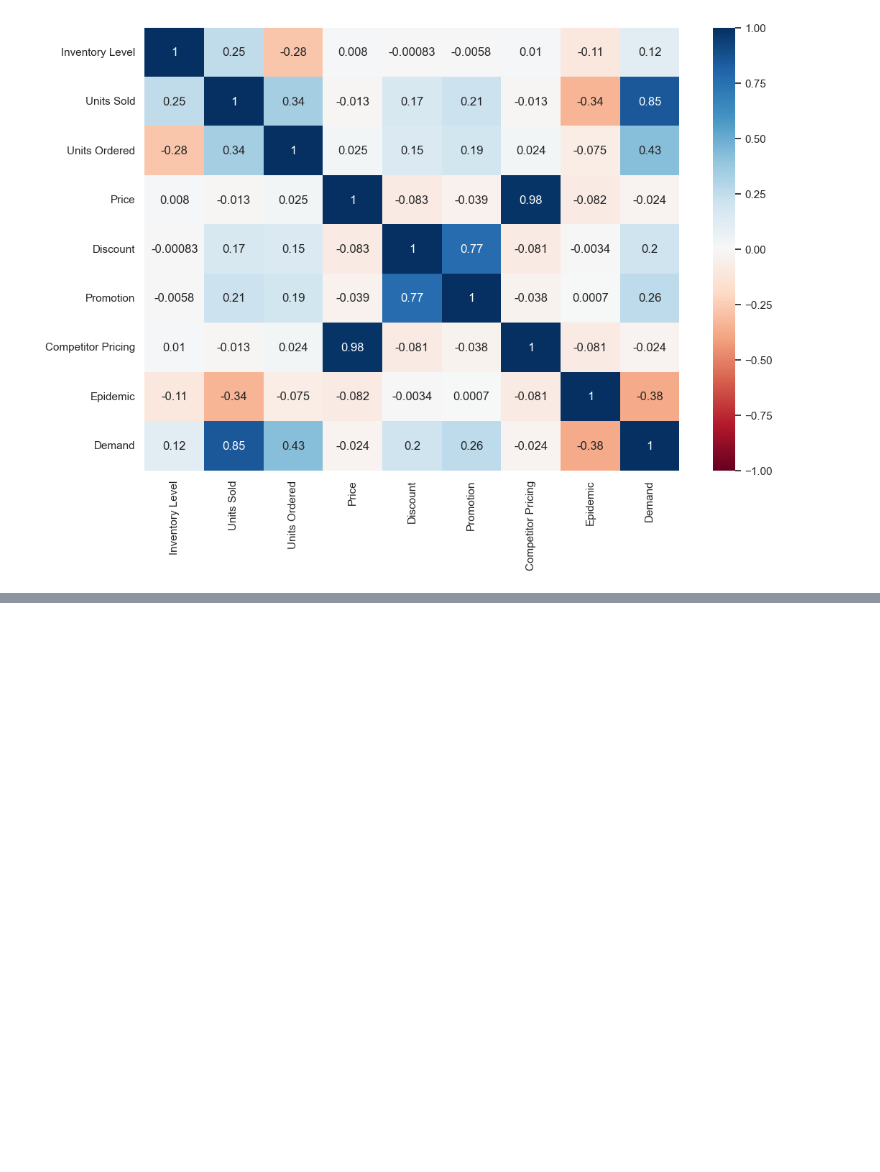
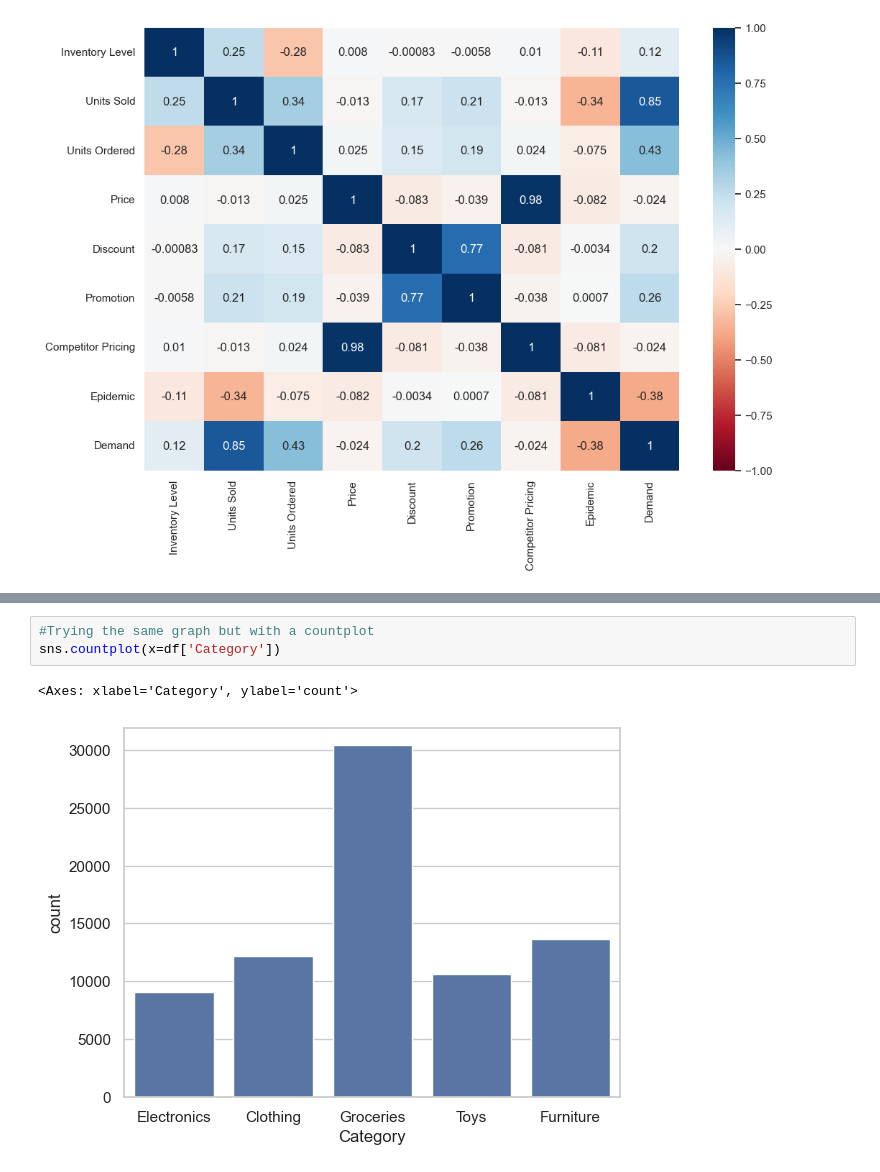
Before and after one commit to HarrisonWilliams123/Retail_Demand_Forecasting_Project, a Jupyter notebook: notebooks/demand_forecasting_EDA.ipynb, the cells around one changed output, grey strips where cells are left out. Cells and saved outputs as stored; diff of their text form; blank space fills up the shorter version.

```diff
--- a/notebooks/demand_forecasting_EDA.ipynb
+++ b/notebooks/demand_forecasting_EDA.ipynb
@@ -238,0 +250,6 @@ plt.show()
+# %%
+#Trying the same graph but with a countplot
+sns.countplot(x=df['Category'])
+# %% [output]
+<Axes: xlabel='Category', ylabel='count'>
+[figure, added]
```
Also changed, not shown: parts of 11 cells of this notebook, 1 other file.
